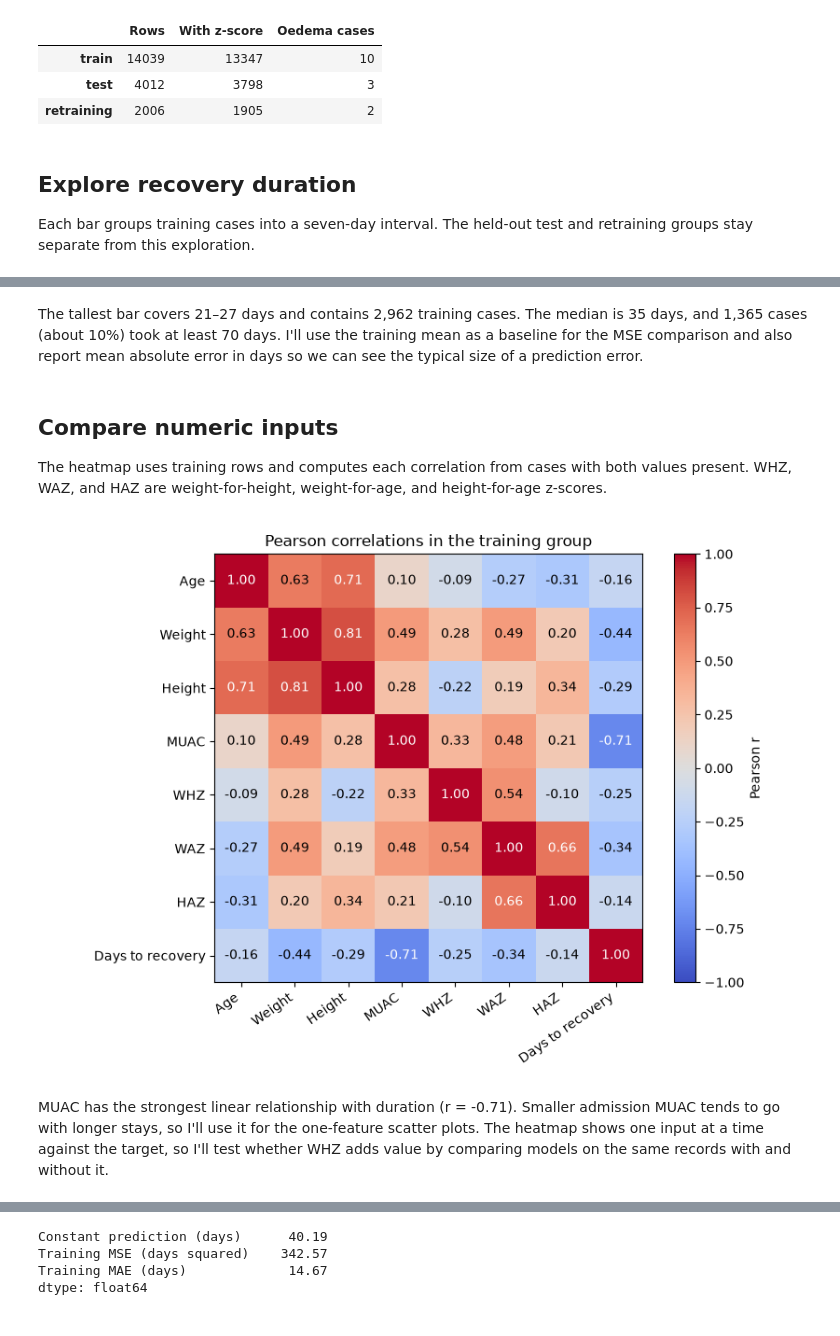
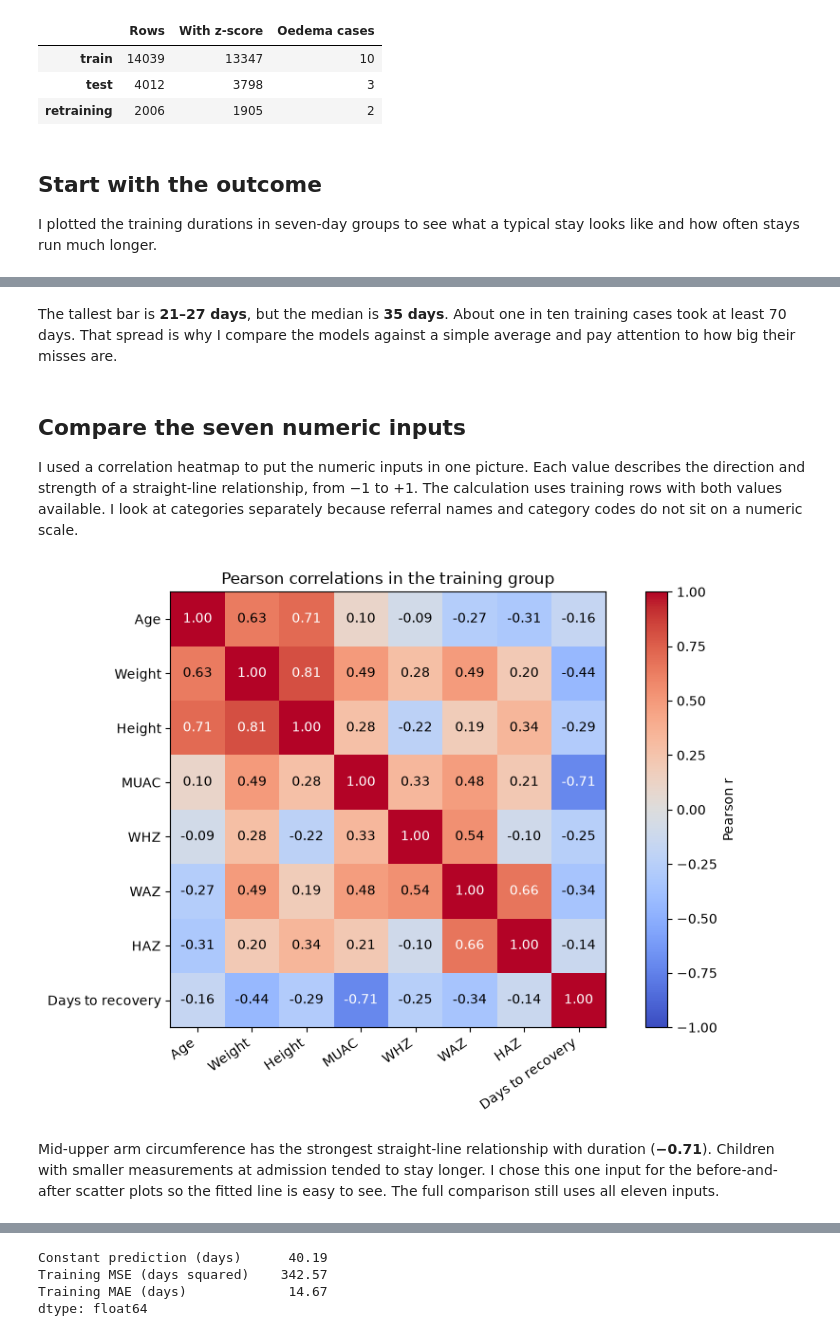
Before and after one commit to Mich-O/linear_regression_model, a Jupyter notebook: summative/linear_regression/multivariate.ipynb, the cells around one changed output, grey strips where cells are left out. Saved outputs shown, nothing was run; the diff lists cells and outputs as text; code cells hidden in the pictures.

Commit message:
Clarify notebook results and open the retraining demo

```diff
--- a/summative/linear_regression/multivariate.ipynb
+++ b/summative/linear_regression/multivariate.ipynb
@@ -115,9 +132,9 @@ pd.DataFrame({
 | test | 4012 | 3798 | 3 |
 | retraining | 2006 | 1905 | 2 |
 # %% [markdown]
-## Explore recovery duration
+## Start with the outcome
 
-Each bar groups training cases into a seven-day interval. The held-out test and retraining groups stay separate from this exploration.
+I plotted the training durations in seven-day groups to see what a typical stay looks like and how often stays run much longer.
 # %%
 import matplotlib.pyplot as plt
 
@@ -135,37 +152,37 @@ plt.show()
 # %% [output]
 [figure]
 # %% [markdown]
-The tallest bar covers 21–27 days and contains 2,962 training cases. The median is 35 days, and 1,365 cases (about 10%) took at least 70 days. I'll use the training mean as a baseline for the MSE comparison and also report mean absolute error in days so we can see the typical size of a prediction error.
+The tallest bar is **21–27 days**, but the median is **35 days**. About one in ten training cases took at least 70 days. That spread is why I compare the models against a simple average and pay attention to how big their misses are.
 # %% [markdown]
-## Compare numeric inputs
+## Compare the seven numeric inputs
 
-The heatmap uses training rows and computes each correlation from cases with both values present. WHZ, WAZ, and HAZ are weight-for-height, weight-for-age, and height-for-age z-scores.
+I used a correlation heatmap to put the numeric inputs in one picture. Each value describes the direction and strength of a straight-line relationship, from −1 to +1. The calculation uses training rows with both values available. I look at categories separately because referral names and category codes do not sit on a numeric scale.
 # %%
 from matplotlib.colors import TwoSlopeNorm
 
 # Pearson correlation describes linear relationships between numeric columns.
 numeric_columns = [*model_numeric_features, target]
 correlations = train[numeric_columns].corr()
 labels = ["Age", "Weight", "Height", "MUAC", "WHZ", "WAZ", "HAZ", "Days to recovery"]
 
-fig, ax = plt.subplots(figsize=(8, 6))
+fig, ax = plt.subplots(figsize=(9, 6))
 heatmap = ax.imshow(
     correlations, cmap="coolwarm", norm=TwoSlopeNorm(vmin=-1, vcenter=0, vmax=1)
 )
 ax.set_xticks(range(len(labels)), labels, rotation=35, ha="right")
 ax.set_yticks(range(len(labels)), labels)
 ax.set_title("Pearson correlations in the training group")
 
 for row, values in enumerate(correlations.to_numpy()):
     for column, value in enumerate(values):
         color = "white" if abs(value) >= 0.65 else "black"
         ax.text(column, row, f"{value:.2f}", ha="center", va="center", color=color)
 
 fig.colorbar(heatmap, ax=ax, label="Pearson r")
 fig.tight_layout()
 plt.show()
 # %% [output]
-[figure, old version]
+[figure, new version]
 # %% [markdown]
-MUAC has the strongest linear relationship with duration (r = -0.71). Smaller admission MUAC tends to go with longer stays, so I'll use it for the one-feature scatter plots. The heatmap shows one input at a time against the target, so I'll test whether WHZ adds value by comparing models on the same records with and without it.
+Mid-upper arm circumference has the strongest straight-line relationship with duration (**−0.71**). Children with smaller measurements at admission tended to stay longer. I chose this one input for the before-and-after scatter plots so the fitted line is easy to see. The full comparison still uses all eleven inputs.
 # %% [markdown]
```
Also changed, not shown: parts of 25 cells of this notebook, 3 other files.
